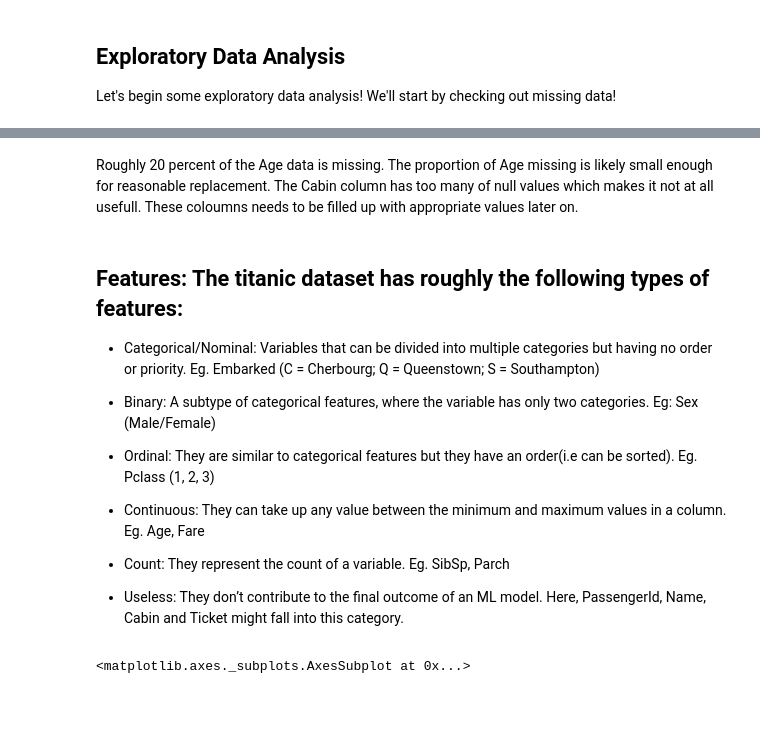
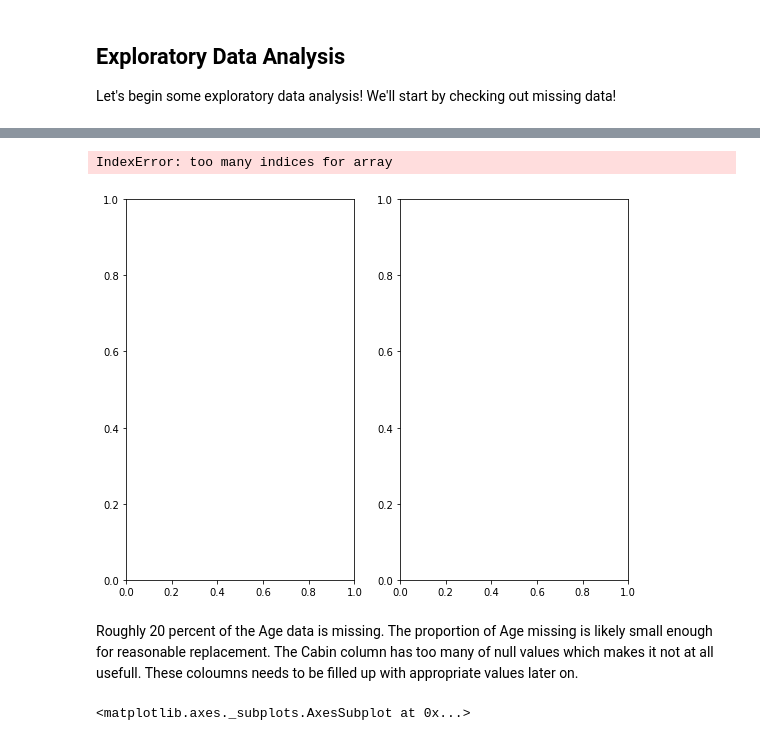
Before and after one commit to swapnil-sh/EDA-on-Titanic-Dataset, a Jupyter notebook: EDA_Titanic_Dataset.ipynb, the cells around one changed output, grey strips where cells are left out. Saved outputs shown, nothing was run; the diff lists cells and outputs as text; code cells hidden in the pictures; blank space fills up the shorter version.

```diff
--- a/EDA_Titanic_Dataset.ipynb
+++ b/EDA_Titanic_Dataset.ipynb
@@ -80,20 +218,12 @@ dtype: int64
+# %%
+fig , axes = plt.subplots(1, 2, figsize = (9,7) )
+sns.distplot(train['Fare'] , kde = True , ax = axes[0,0])
+sns.distplot(train['Age'].dropna() , kde = True , ax = axes[0,1])
+# %% [output]
+IndexError: too many indices for array
+[figure, added]
 # %% [markdown]
 Roughly 20 percent of the Age data is missing. The proportion of Age missing is likely small enough for reasonable replacement. The Cabin column has too many of null values which makes it not at all usefull. These coloumns needs to be filled up with appropriate values later on.
-# %% [markdown]
-## Features: The titanic dataset has roughly the following types of features:
-
-  *  Categorical/Nominal: Variables that can be divided into multiple categories but having no order or priority.
-    Eg. Embarked (C = Cherbourg; Q = Queenstown; S = Southampton)
-  * Binary: A subtype of categorical features, where the variable has only two categories.
-    Eg: Sex (Male/Female)
-  *  Ordinal: They are similar to categorical features but they have an order(i.e can be sorted).
-    Eg. Pclass (1, 2, 3)
-  * Continuous: They can take up any value between the minimum and maximum values in a column.
-    Eg. Age, Fare
-  * Count: They represent the count of a variable.
-    Eg. SibSp, Parch
-
-  * Useless: They don’t contribute to the final outcome of an ML model. Here, PassengerId, Name, Cabin and Ticket might fall into this category.
 # %%
 sns.set_style('whitegrid')
 sns.countplot(x='Survived',data=train)
```
Also changed, not shown: parts of 28 cells of this notebook.
